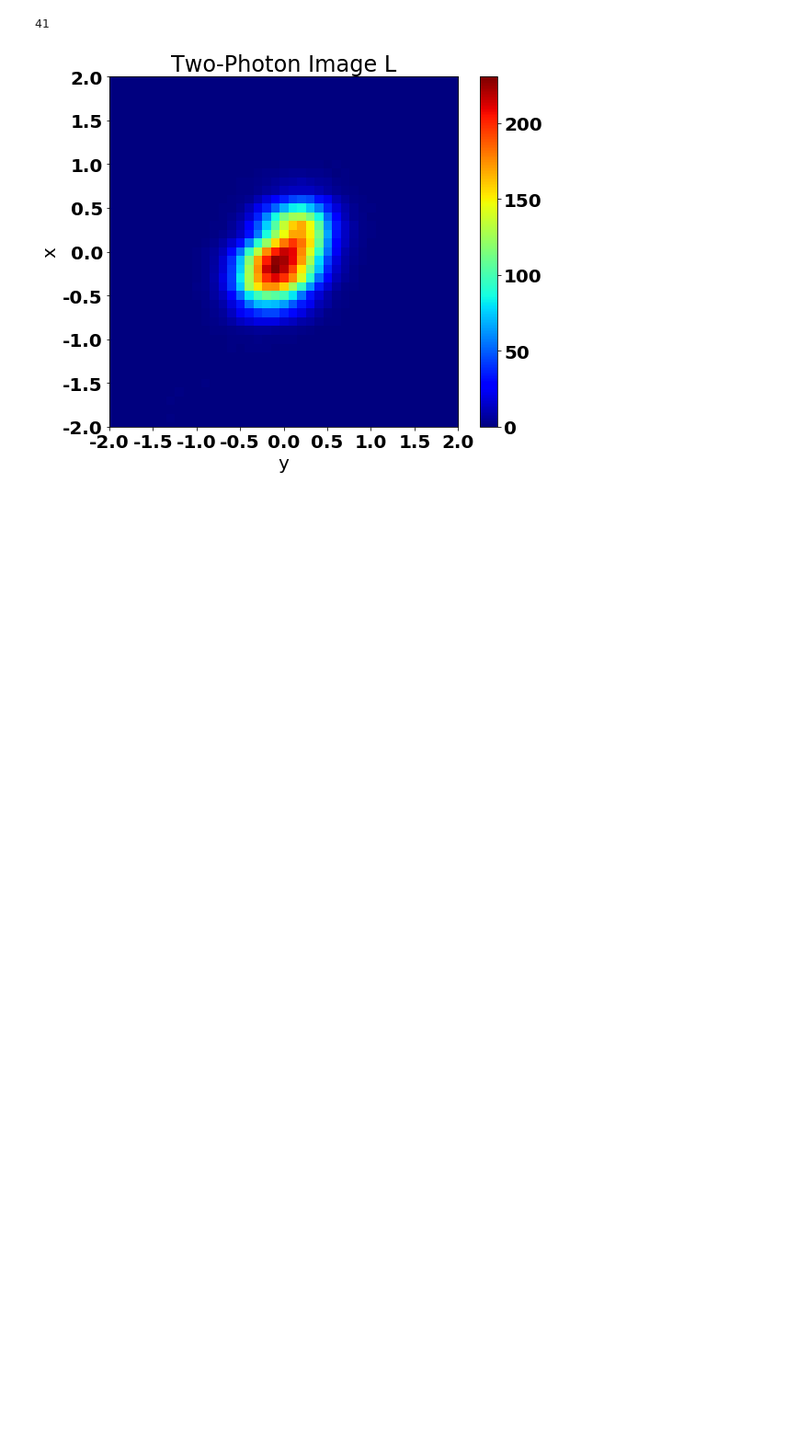
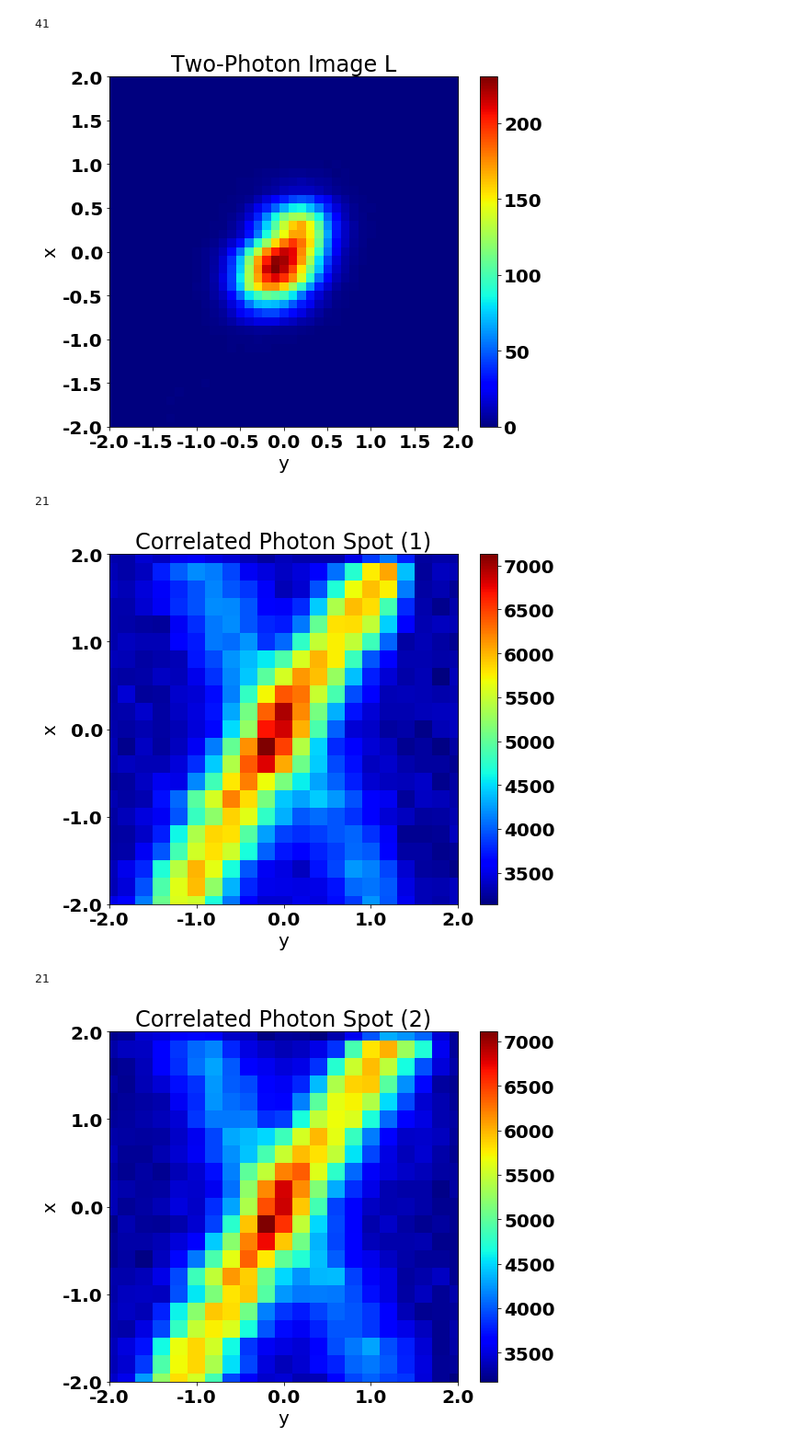
Before and after one commit to juannnesss/Tesis, a Jupyter notebook: Python/matrix.ipynb, the cells around one changed output. Shown at 92% size. Drawn from its saved outputs; the diff is of its cells as text; code cells hidden in the pictures; blank space fills up the shorter version.

```diff
--- a/Python/matrix.ipynb
+++ b/Python/matrix.ipynb
@@ -365,3 +365,13 @@ graficar(m,r,'Two-Photon Image L','Data/ghostL/')
 [figure]
 41
 [figure]
+# %%
+m,r=getMatrixCanal('Data/feb22/','Ubicacion2_reducido.xlsx',0.2,7)
+graficar(m,r,'Correlated Photon Spot (1)','Data/feb22/')
+m,r=getMatrixCanal('Data/feb22/','Ubicacion3_reducido.xlsx',0.2,7)
+graficar(m,r,'Correlated Photon Spot (2)','Data/feb22/')
+# %% [output]
+21
+[figure, added]
+21
+[figure, added]
```
Also changed, not shown: parts of 2 cells of this notebook, 37 other files.
